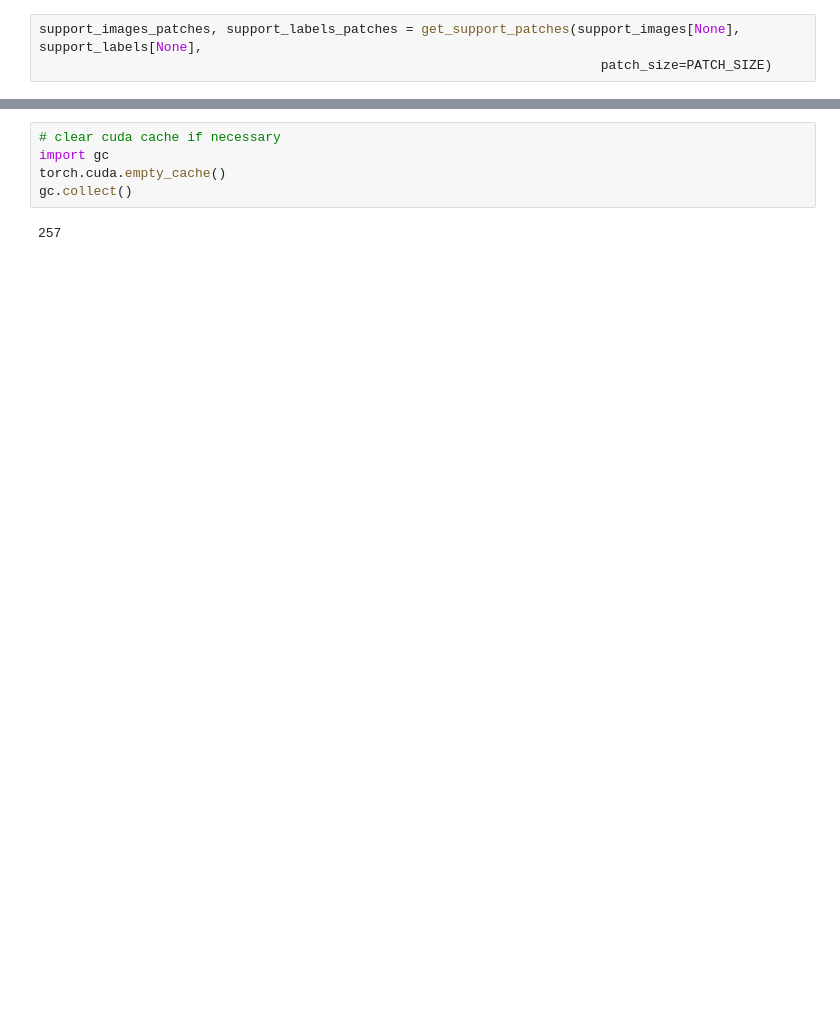
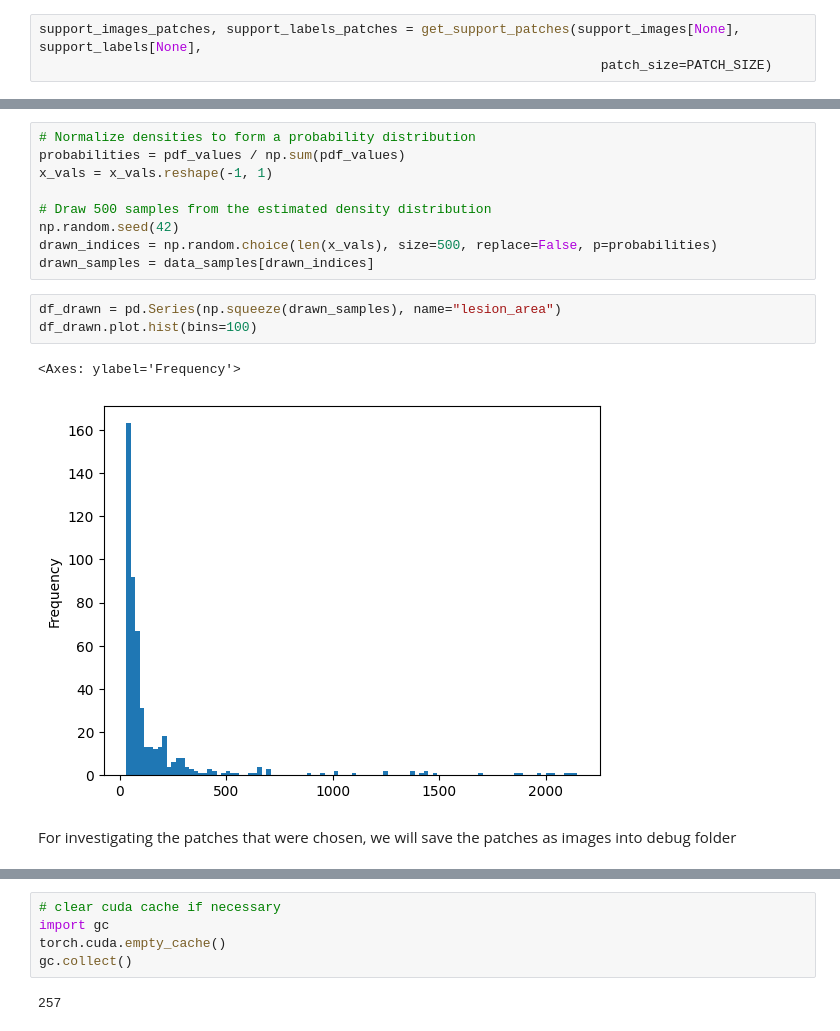
Before and after one commit to alinaryabtsev/FewShotLearning, a Jupyter notebook: test_universeg/support_patches_analysis.ipynb, the cells around one changed output, grey strips where cells are left out. Saved outputs shown, nothing was run; the diff lists cells and outputs as text; blank space fills up the shorter version.

```diff
--- a/test_universeg/support_patches_analysis.ipynb
+++ b/test_universeg/support_patches_analysis.ipynb
@@ -177,0 +210,17 @@ num_samples: 160
+# %%
+# Normalize densities to form a probability distribution
+probabilities = pdf_values / np.sum(pdf_values)
+x_vals = x_vals.reshape(-1, 1)
+
+# Draw 500 samples from the estimated density distribution
+np.random.seed(42)
+drawn_indices = np.random.choice(len(x_vals), size=500, replace=False, p=probabilities)
+drawn_samples = data_samples[drawn_indices]
+# %%
+df_drawn = pd.Series(np.squeeze(drawn_samples), name="lesion_area")
+df_drawn.plot.hist(bins=100)
+# %% [output]
+<Axes: ylabel='Frequency'>
+[figure, added]
+# %% [markdown]
+For investigating the patches that were chosen, we will save the patches as images into debug folder
```
Also changed, not shown: parts of 18 cells of this notebook.
